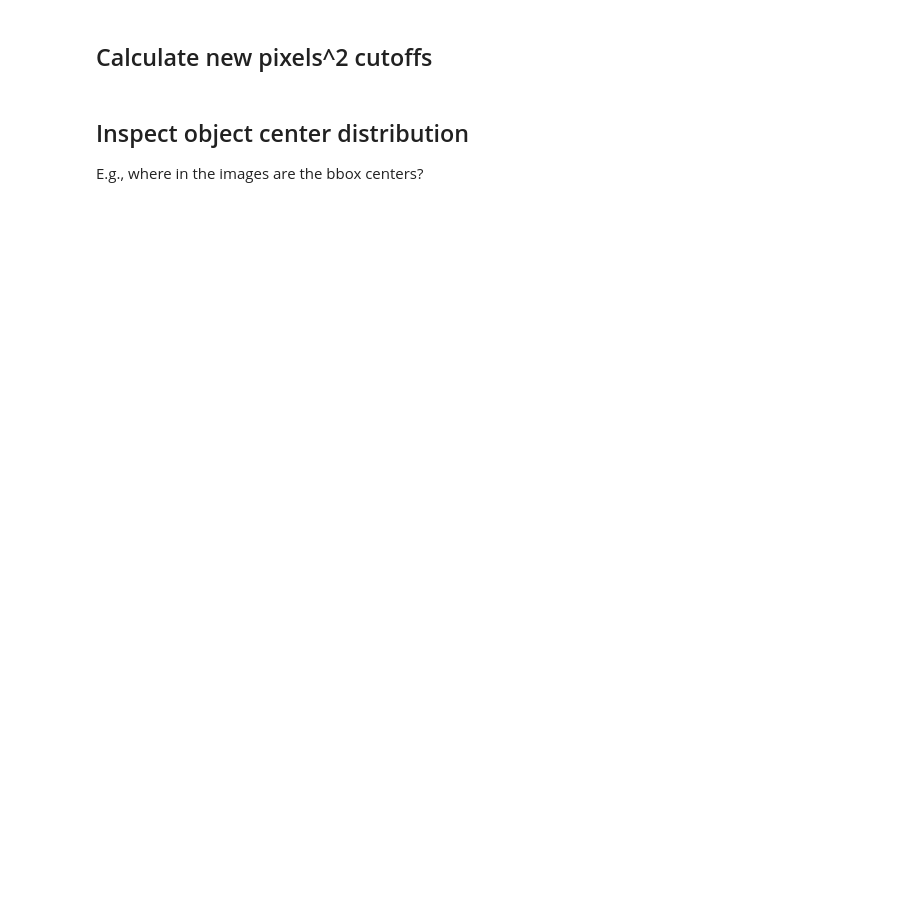
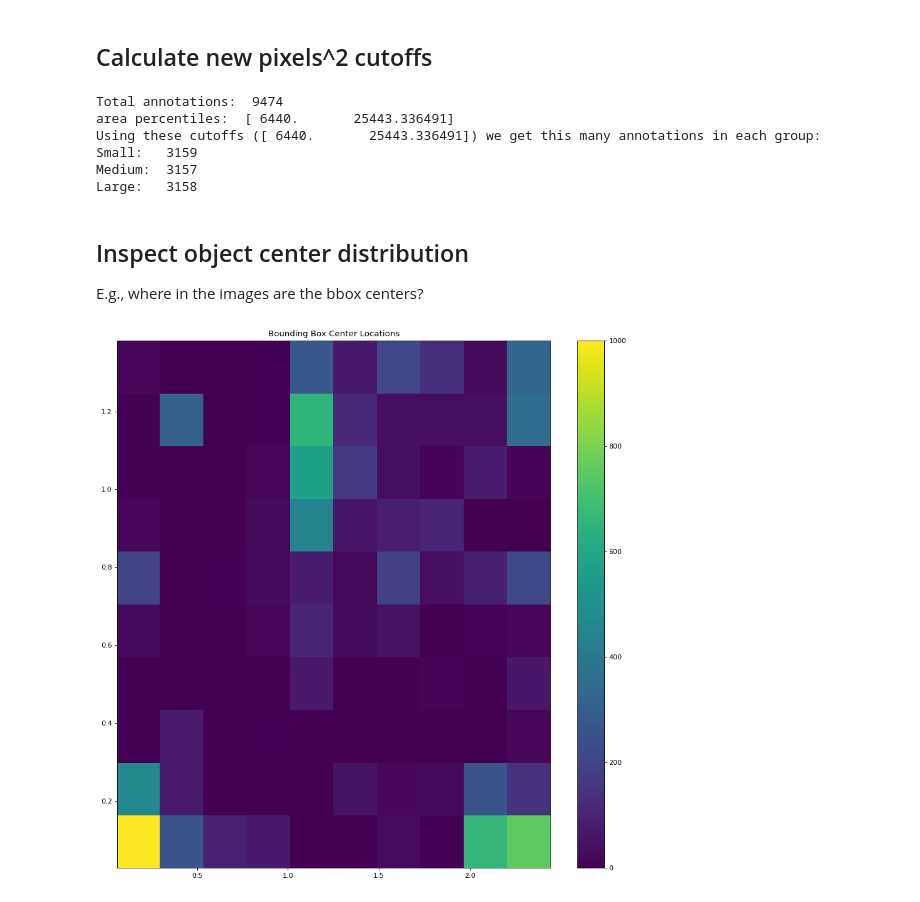
Before and after one commit to GiscardBiamby/geoscreens, a Jupyter notebook: notebooks/object_size_inspection.ipynb, the cells around one changed output. Drawn from its saved outputs; the diff is of its cells as text; code cells hidden in the pictures; blank space fills up the shorter version.

```diff
--- a/notebooks/object_size_inspection.ipynb
+++ b/notebooks/object_size_inspection.ipynb
@@ -13,10 +16,23 @@ import pylab
 from pycocotools.coco import COCO
 
 pylab.rcParams["figure.figsize"] = (8.0, 10.0)
+# %%
+pd.set_option("display.max_colwidth", None)
+pd.set_option("display.max_columns", 15)
+pd.set_option("display.max_rows", 50)
+# Suitable default display for floats
+pd.options.display.float_format = "{:,.2f}".format
+plt.rcParams["figure.figsize"] = (12, 10)
+
+# This one is optional -- change graphs to SVG only use if you don't have a
+# lot of points/lines in your graphs. Can also just use ['retina'] if you
+# don't want SVG.
+%config InlineBackend.figure_formats = ["retina"]
+set_matplotlib_formats("pdf", "png")
 # %% [markdown]
 ## Configure which dataset to load:
 # %%
 dataType = ""
-annFile = Path("/home/gbiamby/proj/geoscreens/datasets/geoscreens_011/geoscreens_011.json")
+annFile = Path("/home/gbiamby/proj/geoscreens/datasets/geoscreens_012/geoscreens_012.json")
 
 print("annFile: ", annFile)
@@ -114,7 +216,14 @@ print("area percentiles: ", area_percentiles)
 print(f"Using these cutoffs ({area_percentiles}) we get this many annotations in each group:")
 print("Small:  ", len([a for a in areas if 0.0 <= a <= area_percentiles[0]]))
 print("Medium: ", len([a for a in areas if area_percentiles[0] < a <= area_percentiles[1]]))
-print("Large:  ", len([a for a in areas if area_percentiles[1] < a ]))
+print("Large:  ", len([a for a in areas if area_percentiles[1] < a]))
+# %% [output]
+Total annotations:  9474
+area percentiles:  [ 6440.       25443.336491]
+Using these cutoffs ([ 6440.       25443.336491]) we get this many annotations in each group:
+Small:   3159
+Medium:  3157
+Large:   3158
 # %% [markdown]
 ## Inspect object center distribution
 
@@ -122,23 +231,27 @@ E.g., where in the images are the bbox centers?
 # %%
 # xview chip size, if doing some other dataset you might have different image dims for each image, so be careful:
 img_size = (512.0, 512.0)
 bbox_dims = [(ann["bbox"][2], ann["bbox"][3]) for ann in anns]
 bbox_centers = [
-    (int((ann["bbox"][0] + ann["bbox"][2] + ann["bbox"][0]) / 2.0),
-    int((ann["bbox"][1] + ann["bbox"][3] + ann["bbox"][1]) / 2.0))
+    (
+        int((ann["bbox"][0] + ann["bbox"][2] + ann["bbox"][0]) / 2.0),
+        int((ann["bbox"][1] + ann["bbox"][3] + ann["bbox"][1]) / 2.0),
+    )
     for ann in anns
 ]
 bbox_centers_normalized = [(c[0] / img_size[0], c[1] / img_size[1]) for c in bbox_centers]
 centers_x, centers_y = map(list, zip(*bbox_centers_normalized))
 
 
 import matplotlib.colors as mcolors
 
 fig_size, dpi, rotation = (14, 14), 80, 90
-plt.figure(num=None, figsize=fig_size, dpi=dpi, facecolor='w', edgecolor='k')
-plt.title('Bounding Box Center Locations')
+plt.figure(num=None, figsize=fig_size, dpi=dpi, facecolor="w", edgecolor="k")
+plt.title("Bounding Box Center Locations")
 plt.hist2d(centers_x, centers_y, bins=10)
 plt.colorbar()
 plt.show()
+# %% [output]
+[figure, added]
 # %%
 fig_size, dpi, rotation = (14, 14), 80, 90
```
Also changed, not shown: parts of 13 cells of this notebook, 11 other files.
